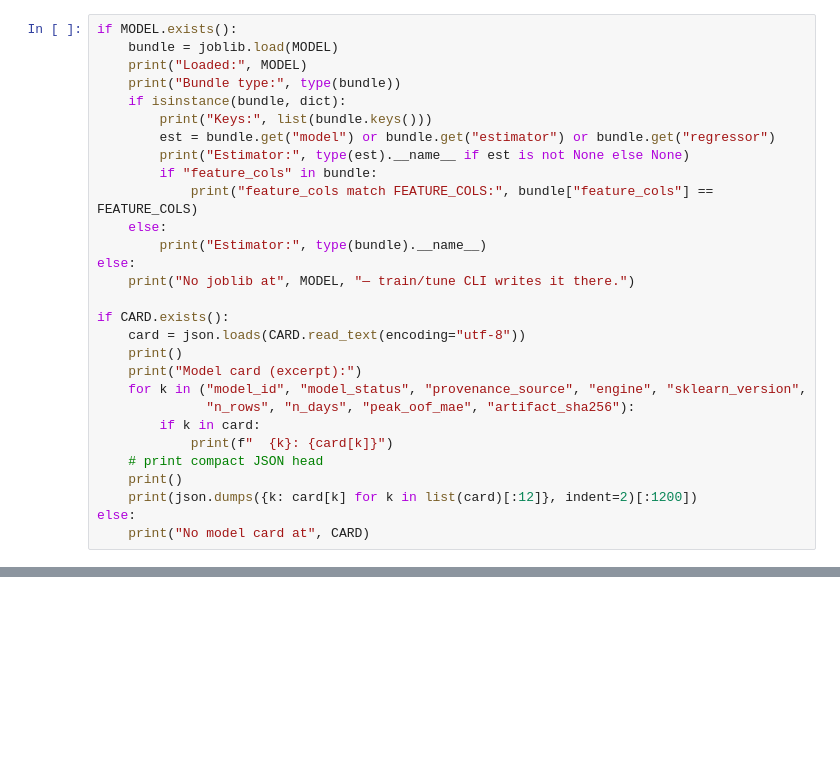
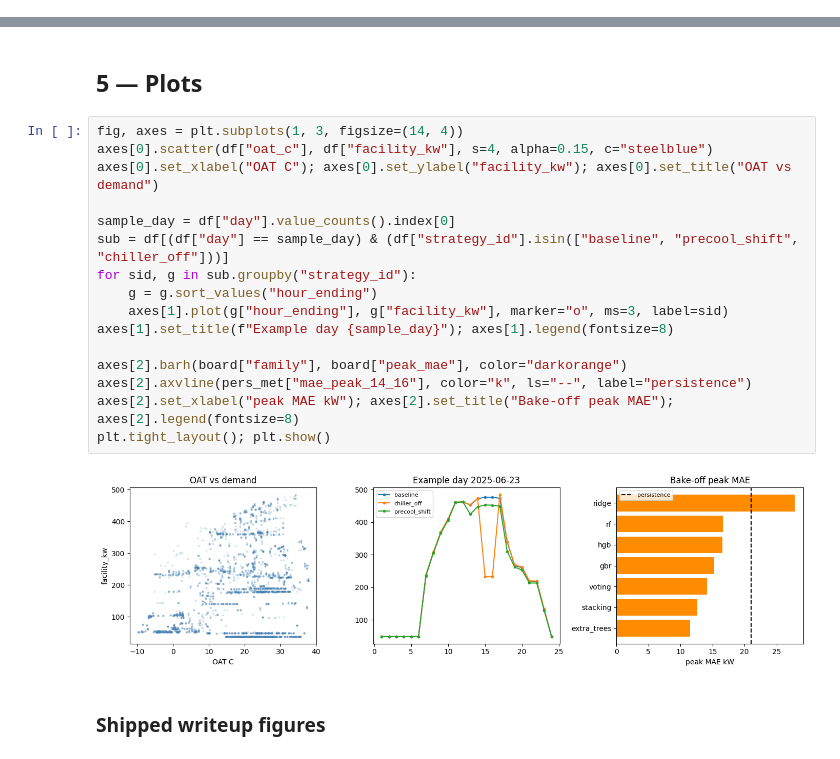
Before and after one commit to bbartling/py-bacnet-stacks-playground, a Jupyter notebook: vibe_code_apps_21/notebooks/demand_hourly_training_walkthrough.ipynb, the cells around one changed output, grey strips where cells are left out. Drawn from its saved outputs; the diff is of its cells as text; blank space fills up the shorter version.

```diff
--- a/vibe_code_apps_21/notebooks/demand_hourly_training_walkthrough.ipynb
+++ b/vibe_code_apps_21/notebooks/demand_hourly_training_walkthrough.ipynb
@@ -365,29 +0,0 @@ fig_example_day.png → True
-# %%
-if MODEL.exists():
-    bundle = joblib.load(MODEL)
-    print("Loaded:", MODEL)
-    print("Bundle type:", type(bundle))
-    if isinstance(bundle, dict):
-        print("Keys:", list(bundle.keys()))
-        est = bundle.get("model") or bundle.get("estimator") or bundle.get("regressor")
-        print("Estimator:", type(est).__name__ if est is not None else None)
-        if "feature_cols" in bundle:
-            print("feature_cols match FEATURE_COLS:", bundle["feature_cols"] == FEATURE_COLS)
-    else:
-        print("Estimator:", type(bundle).__name__)
-else:
-    print("No joblib at", MODEL, "— train/tune CLI writes it there.")
-
-if CARD.exists():
-    card = json.loads(CARD.read_text(encoding="utf-8"))
-    print()
-    print("Model card (excerpt):")
-    for k in ("model_id", "model_status", "provenance_source", "engine", "sklearn_version",
-              "n_rows", "n_days", "peak_oof_mae", "artifact_sha256"):
-        if k in card:
-            print(f"  {k}: {card[k]}")
-    # print compact JSON head
-    print()
-    print(json.dumps({k: card[k] for k in list(card)[:12]}, indent=2)[:1200])
-else:
-    print("No model card at", CARD)
@@ -509,0 +390,22 @@ Model remains **`CANDIDATE`** until validated on measured BAS DR days.
+# %% [markdown]
+## 5 — Plots
+# %%
+fig, axes = plt.subplots(1, 3, figsize=(14, 4))
+axes[0].scatter(df["oat_c"], df["facility_kw"], s=4, alpha=0.15, c="steelblue")
+axes[0].set_xlabel("OAT C"); axes[0].set_ylabel("facility_kw"); axes[0].set_title("OAT vs demand")
+
+sample_day = df["day"].value_counts().index[0]
+sub = df[(df["day"] == sample_day) & (df["strategy_id"].isin(["baseline", "precool_shift", "chiller_off"]))]
+for sid, g in sub.groupby("strategy_id"):
+    g = g.sort_values("hour_ending")
+    axes[1].plot(g["hour_ending"], g["facility_kw"], marker="o", ms=3, label=sid)
+axes[1].set_title(f"Example day {sample_day}"); axes[1].legend(fontsize=8)
+
+axes[2].barh(board["family"], board["peak_mae"], color="darkorange")
+axes[2].axvline(pers_met["mae_peak_14_16"], color="k", ls="--", label="persistence")
+axes[2].set_xlabel("peak MAE kW"); axes[2].set_title("Bake-off peak MAE"); axes[2].legend(fontsize=8)
+plt.tight_layout(); plt.show()
+# %% [output]
+[figure, added]
+# %% [markdown]
+### Shipped writeup figures
```
Also changed, not shown: parts of 41 cells of this notebook, 2 other files.
